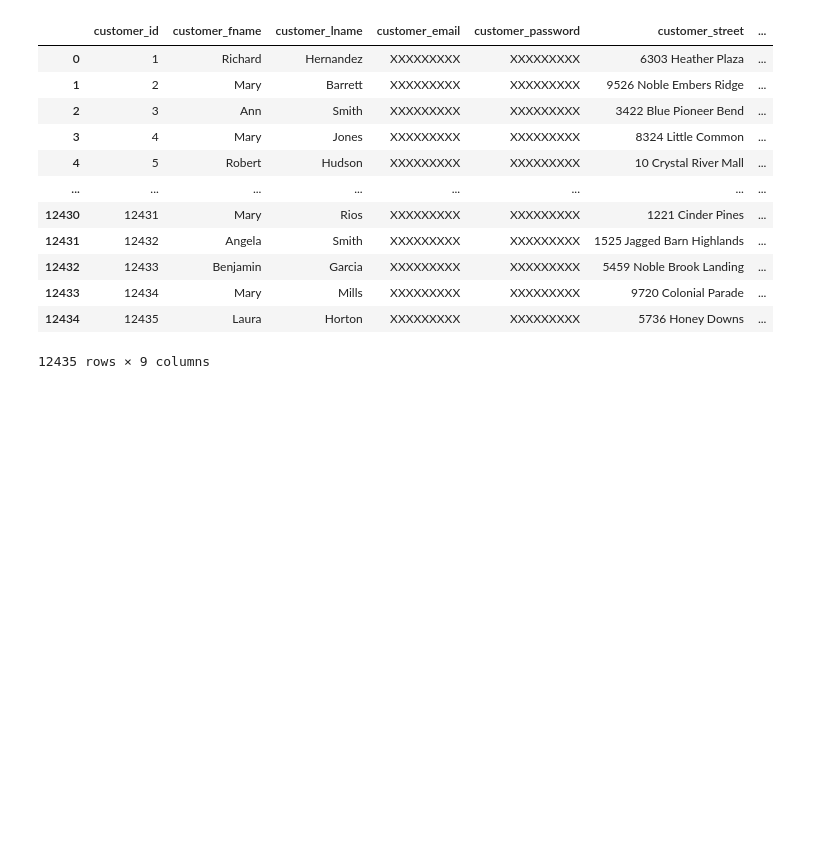
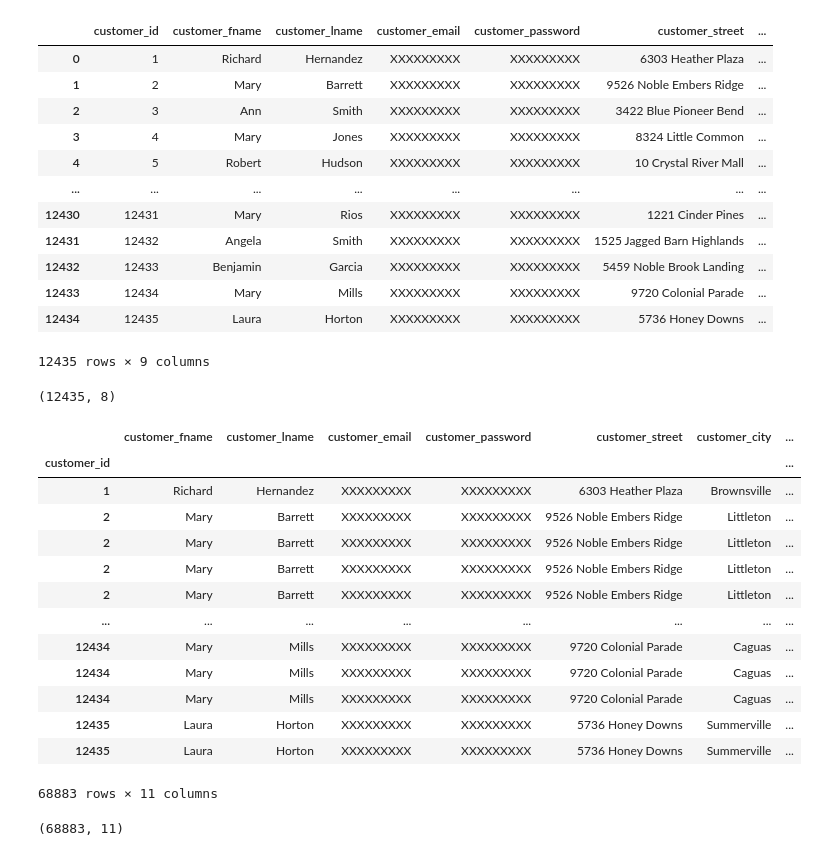
Before and after one commit to shubhammathur3110/Data-Engineering, a Jupyter notebook: material/02_PYTHON/Pandas/Joins and Join Operations.ipynb, the cells around one changed output. Drawn from its saved outputs; the diff is of its cells as text; code cells hidden in the pictures; blank space fills up the shorter version.

Commit message:
Pandas joins, sorting, read data from fiels and write data into files

```diff
--- a/material/02_PYTHON/Pandas/Joins and Join Operations.ipynb
+++ b/material/02_PYTHON/Pandas/Joins and Join Operations.ipynb
@@ -72,3 +72,40 @@ customers
 | 12433 | 12434 | Mary | Mills | XXXXXXXXX | XXXXXXXXX | 9720 Colonial Parade | ... |
 | 12434 | 12435 | Laura | Horton | XXXXXXXXX | XXXXXXXXX | 5736 Honey Downs | ... |
 12435 rows × 9 columns
+# %%
+# In order to perform the joins we need to first analysis both the data and check the key columns in both the tables on which we can join the dataframes.
+# We need to create both the key column as index column and join will be perform based on that indexes.
+
+orders = orders.set_index('order_customer_id')
+customers = customers.set_index('customer_id')
+# %%
+customers.shape
+# %% [output]
+(12435, 8)
+# %%
+order_customer = customers. \
+                            join(
+                                orders,
+                                how='inner'
+                                 )
+# %%
+order_customer
+# %% [output]
+|  | customer_fname | customer_lname | customer_email | customer_password | customer_street | customer_city | ... |
+| customer_id |  |  |  |  |  |  | ... |
+| 1 | Richard | Hernandez | XXXXXXXXX | XXXXXXXXX | 6303 Heather Plaza | Brownsville | ... |
+| 2 | Mary | Barrett | XXXXXXXXX | XXXXXXXXX | 9526 Noble Embers Ridge | Littleton | ... |
+| 2 | Mary | Barrett | XXXXXXXXX | XXXXXXXXX | 9526 Noble Embers Ridge | Littleton | ... |
+| 2 | Mary | Barrett | XXXXXXXXX | XXXXXXXXX | 9526 Noble Embers Ridge | Littleton | ... |
+| 2 | Mary | Barrett | XXXXXXXXX | XXXXXXXXX | 9526 Noble Embers Ridge | Littleton | ... |
+| ... | ... | ... | ... | ... | ... | ... | ... |
+| 12434 | Mary | Mills | XXXXXXXXX | XXXXXXXXX | 9720 Colonial Parade | Caguas | ... |
+| 12434 | Mary | Mills | XXXXXXXXX | XXXXXXXXX | 9720 Colonial Parade | Caguas | ... |
+| 12434 | Mary | Mills | XXXXXXXXX | XXXXXXXXX | 9720 Colonial Parade | Caguas | ... |
+| 12435 | Laura | Horton | XXXXXXXXX | XXXXXXXXX | 5736 Honey Downs | Summerville | ... |
+| 12435 | Laura | Horton | XXXXXXXXX | XXXXXXXXX | 5736 Honey Downs | Summerville | ... |
+68883 rows × 11 columns
+# %%
+order_customer.shape
+# %% [output]
+(68883, 11)
```
Also changed, not shown: parts of 3 cells of this notebook, 5 other files.
